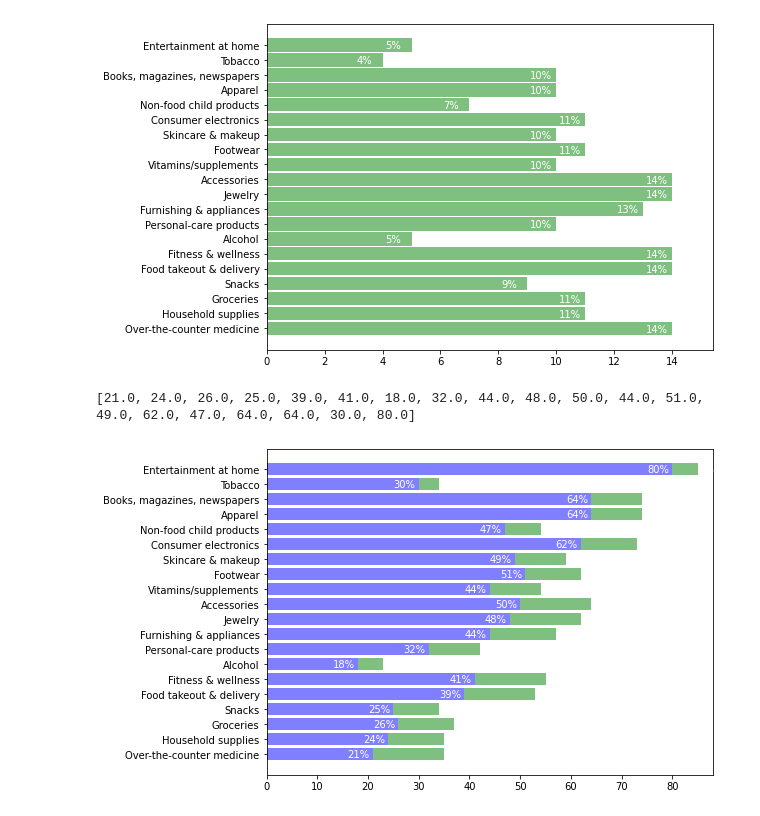
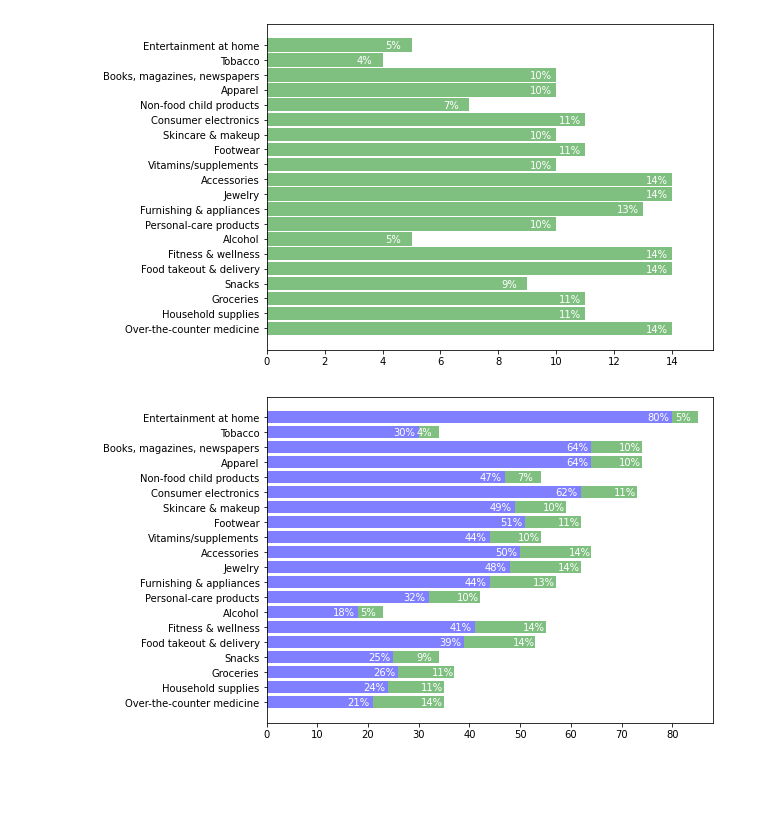
Before and after one commit to jeffhoffmanmba/Project1_eCommerce_Trends, a Jupyter notebook: value.ipynb, the cells around one changed output. Cells and saved outputs as stored; diff of their text form; code cells hidden in the pictures; blank space fills up the shorter version.

```diff
--- a/value.ipynb
+++ b/value.ipynb
@@ -86,32 +86,31 @@ plt.show()
 # %%
 fig, ax = plt.subplots(figsize=(8,6))
 trace = ax.barh(category, precovid, color="b", alpha=.50, align="center")
 trace = ax.barh(category, postcovid, left=precovid, color="g", alpha=.50, align="center")
 
 ax.set_xlim(0, precovid.max()*1.1)
 cnt = 0
 x_cor_list = []
 
 for p in ax.patches:
     left, bottom, width, height = p.get_bbox().bounds
     if cnt < 20:
         ax.annotate(str(int(width)) + "%", (width-5, bottom+0.2), color = "white")
         x_cor_list.append(width)
     else:
-        ax.annotate(str(int(width)) + "%", (width+x_cor_list[cnt-20], bottom+0.2), color = "white")
+        ax.annotate(str(int(width)) + "%", (width+x_cor_list[cnt-20]-4.5, bottom+0.2), color = "white")
 
     cnt += 1
 
 #trace = ax.barh(category, postcovid, left=precovid, color="g", alpha=.50, align="center")
 
 #for p in ax.patches:
 #    left, bottom, width, height = p.get_bbox().bounds
 #    ax.annotate(str(int(width)) + "%", (width-0.9, bottom+0.2), color = "white")
 
 plt.show()
 # %% [output]
-[21.0, 24.0, 26.0, 25.0, 39.0, 41.0, 18.0, 32.0, 44.0, 48.0, 50.0, 44.0, 51.0, 49.0, 62.0, 47.0, 64.0, 64.0, 30.0, 80.0]
-[figure, old version]
+[figure, new version]
 # %%
 #ad space between category
 #add name to x and y axis
```
